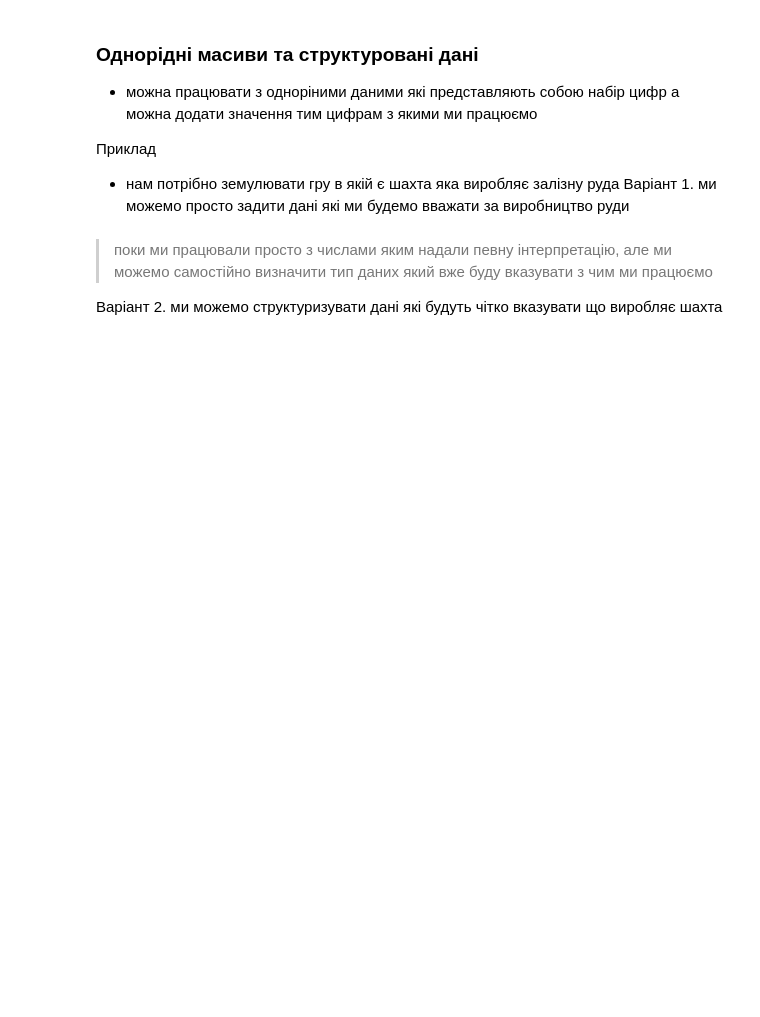
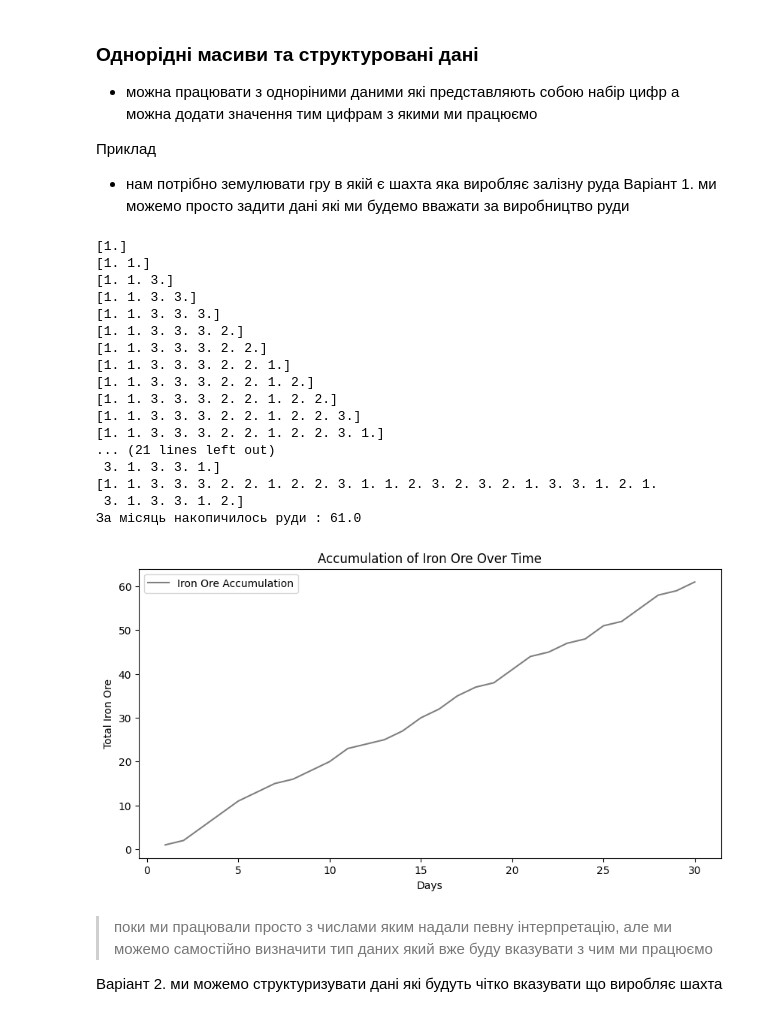
Before and after one commit to BobasB/2024_kn41_nm, a Jupyter notebook: 3_lab/mine.ipynb, the cells around one changed output. Drawn from its saved outputs; the diff is of its cells as text; code cells hidden in the pictures; blank space fills up the shorter version.

Commit message:
додав графіки з ChatGPT

```diff
--- a/3_lab/mine.ipynb
+++ b/3_lab/mine.ipynb
@@ -11,17 +11,47 @@ import matplotlib.pyplot as plt
 # %%
 def produce_resource(reusource_type: np.array):
     """Це шахта яка виробляє залізну руду
     """
     return np.append(reusource_type, [np.random.randint(1, 4)])
 
 start_resources = np.array([])
+daily_production = []
 
 for day in range(30):
     resource_storage = produce_resource(start_resources)
     print(resource_storage)
     start_resources = resource_storage
+    daily_production.append(resource_storage.sum())
 
 print(f"За місяць накопичилось руди : {resource_storage.sum()}")
+
+# Графік для накопичення руди
+plt.figure(figsize=(10, 5))
+plt.plot(range(1, 31), daily_production, label='Iron Ore Accumulation', color='gray')
+plt.xlabel('Days')
+plt.ylabel('Total Iron Ore')
+plt.title('Accumulation of Iron Ore Over Time')
+plt.legend()
+plt.show()
+# %% [output]
+[1.]
+[1. 1.]
+[1. 1. 3.]
+[1. 1. 3. 3.]
+[1. 1. 3. 3. 3.]
+[1. 1. 3. 3. 3. 2.]
+[1. 1. 3. 3. 3. 2. 2.]
+[1. 1. 3. 3. 3. 2. 2. 1.]
+[1. 1. 3. 3. 3. 2. 2. 1. 2.]
+[1. 1. 3. 3. 3. 2. 2. 1. 2. 2.]
+[1. 1. 3. 3. 3. 2. 2. 1. 2. 2. 3.]
+[1. 1. 3. 3. 3. 2. 2. 1. 2. 2. 3. 1.]
+... (21 lines left out)
+ 3. 1. 3. 3. 1.]
+[1. 1. 3. 3. 3. 2. 2. 1. 2. 2. 3. 1. 1. 2. 3. 2. 3. 2. 1. 3. 3. 1. 2. 1.
+ 3. 1. 3. 3. 1. 2.]
+За місяць накопичилось руди : 61.0
+[figure, added]
 # %% [markdown]
 > поки ми працювали просто з числами яким надали певну інтерпретацію, але ми можемо самостійно визначити тип даних який вже буду вказувати з чим ми працюємо
 
```
Also changed, not shown: parts of 1 cell of this notebook.
